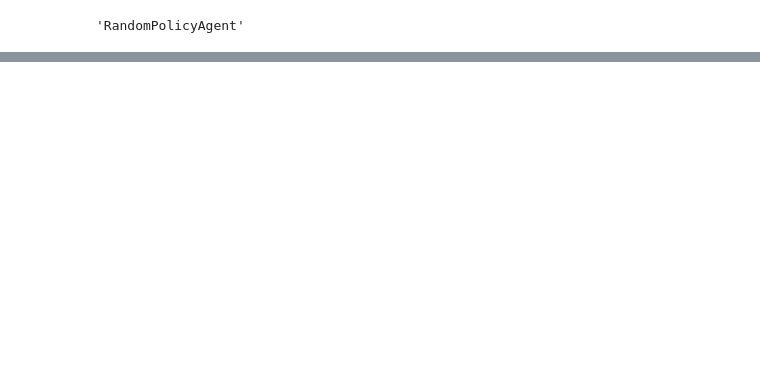
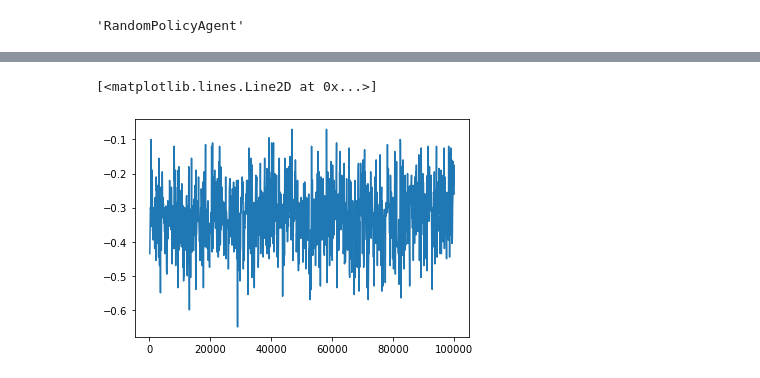
Before and after one commit to Xavi-Linux/Fatjack, a Jupyter notebook: RandomPolicy.ipynb, the cells around one changed output, grey strips where cells are left out. Cells and saved outputs as stored; diff of their text form; code cells hidden in the pictures; blank space fills up the shorter version.

```diff
--- a/RandomPolicy.ipynb
+++ b/RandomPolicy.ipynb
@@ -92,0 +139,16 @@ type(agent).__name__
+# %%
+class FixAgent(MonteCarloPredictor):
+
+    def follow_policy(self, observation, *args):
+        if observation[0] > 19:
+            return 0
+        else:
+            return 1
+# %%
+agent = FixAgent(env)
+# %%
+EPISODES = 100_000
+SHOW_EVERY = 100
+SAVE_EVERY = 10_000
+COLLECT_EVERY = 100
+results = run_experiment(env, agent, EPISODES, SHOW_EVERY, SAVE_EVERY, COLLECT_EVERY)
@@ -92,0 +173,5 @@ type(agent).__name__
+# %%
+plt.plot(range(COLLECT_EVERY,EPISODES+1, COLLECT_EVERY), results)
+# %% [output]
+[<matplotlib.lines.Line2D at 0x...>]
+[figure, added]
```
Also changed, not shown: parts of 9 cells of this notebook, 41 other files.
